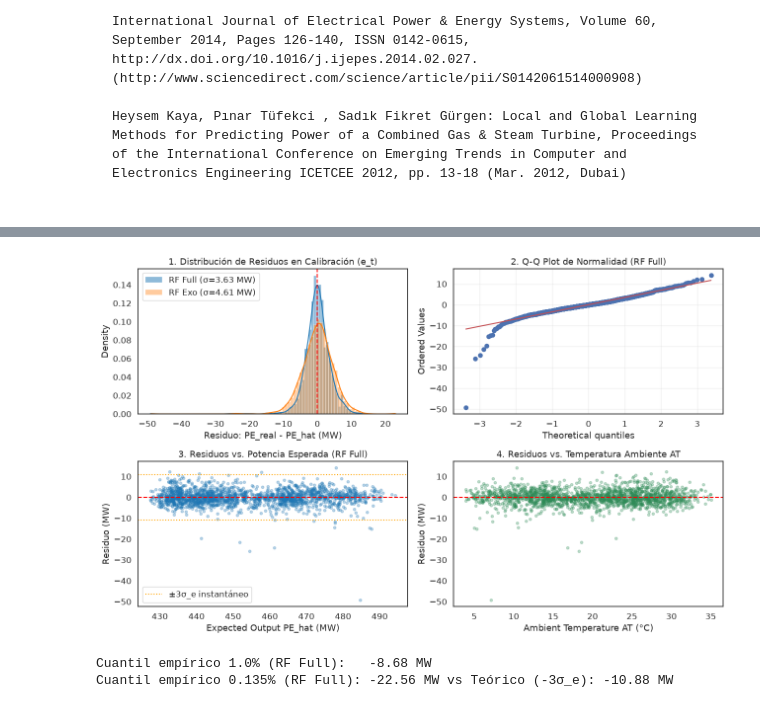
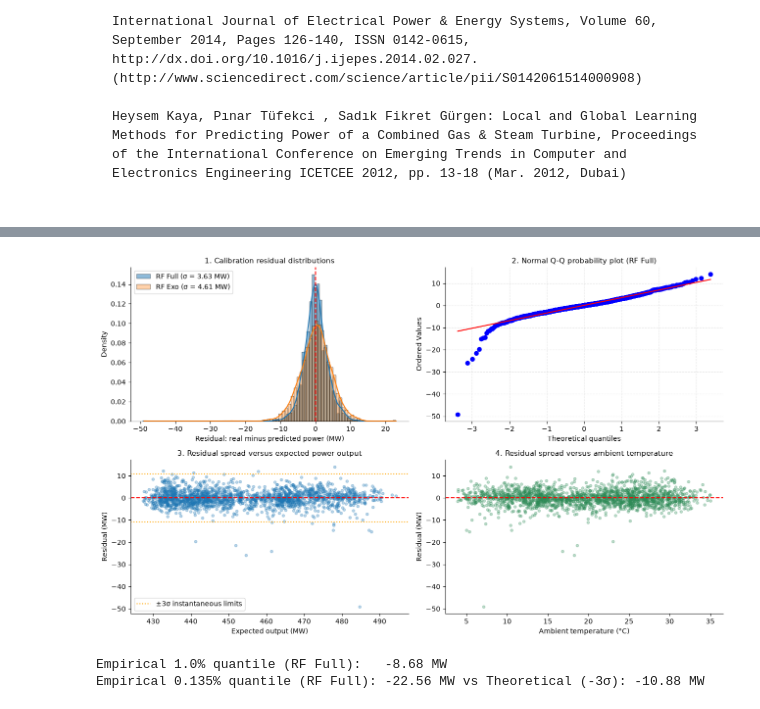
Before and after one commit to otrebor-solrac/industrial-anomaly-monitoring, a Jupyter notebook: Power_Plant.ipynb, the cells around one changed output, grey strips where cells are left out. Saved outputs shown, nothing was run; the diff lists cells and outputs as text; code cells hidden in the pictures.

Commit message:
feat(ccpp): finalize power plant digital twin and dynamic anomaly monitoring pipeline

```diff
--- a/Power_Plant.ipynb
+++ b/Power_Plant.ipynb
@@ -526,73 +557,71 @@ El valor predictivo extra de $V$ no es lineal, sino condicional y de estado. La
 # %%
-
-
-
-# 1. Ajuste de modelos finales sobre X_train (60%)
-# ---------------------------------------------------------
+# Fit final models on training partition (60%)
 rf_full = RandomForestRegressor(n_jobs=-1, random_state=42)
 rf_full.fit(X_train[features_full], y_train)
 
 rf_exo = RandomForestRegressor(n_jobs=-1, random_state=42)
 rf_exo.fit(X_train[features_exo], y_train)
 
-# ---------------------------------------------------------
-# 2. Generación de predicciones y residuos sobre X_calib (20%)
-# ---------------------------------------------------------
+# Ingest predictions and compute residuals on calibration holdout (20%)
 y_pred_rf_full = rf_full.predict(X_calib[features_full])
 y_pred_rf_exo  = rf_exo.predict(X_calib[features_exo])
 
 resid_full = y_calib - y_pred_rf_full
 resid_exo  = y_calib - y_pred_rf_exo
 
-# ---------------------------------------------------------
-# 3. Diagnóstico visual de residuos (Homocedasticidad y Colas)
-# ---------------------------------------------------------
+# Four-panel residual diagnostic matrix
 fig, axes = plt.subplots(2, 2, figsize=(13, 8))
 
-# 1. Distribución de Residuos (Full vs Exo)
-sns.histplot(resid_full, kde=True, ax=axes[0, 0], color='#1f77b4',
-             label=f'RF Full (σ={np.std(resid_full):.2f} MW)', stat='density')
-sns.histplot(resid_exo, kde=True, ax=axes[0, 0], color='#ff7f0e',
-             label=f'RF Exo (σ={np.std(resid_exo):.2f} MW)', alpha=0.4, stat='density')
+# Fig 1: Residual density comparison (Full vs Exo)
+sns.histplot(
+    resid_full, kde=True, ax=axes[0, 0], color='#1f77b4',
+    label=f'RF Full (σ = {np.std(resid_full):.2f} MW)', stat='density'
+)
+sns.histplot(
+    resid_exo, kde=True, ax=axes[0, 0], color='#ff7f0e',
+    label=f'RF Exo (σ = {np.std(resid_exo):.2f} MW)', alpha=0.35, stat='density'
+)
 axes[0, 0].axvline(0, color='red', linestyle='--')
-axes[0, 0].set_title("1. Distribución de Residuos en Calibración (e_t)")
-axes[0, 0].set_xlabel("Residuo: PE_real - PE_hat (MW)")
+axes[0, 0].set_title("1. Calibration residual distributions", fontsize=11)
+axes[0, 0].set_xlabel("Residual: real minus predicted power (MW)")
 axes[0, 0].legend()
+sns.despine(ax=axes[0, 0], top=True, right=True)
 
-# 2. Q-Q Plot para verificar Normalidad y Colas (RF Full)
+# Fig 2: Normal Q-Q probability plot (RF Full)
 stats.probplot(resid_full, dist="norm", plot=axes[0, 1])
-axes[0, 1].set_title("2. Q-Q Plot de Normalidad (RF Full)")
-axes[0, 1].grid(True, alpha=0.3)
+axes[0, 1].set_title("2. Normal Q-Q probability plot (RF Full)", fontsize=11)
+axes[0, 1].grid(True, linestyle="--", alpha=0.3)
+sns.despine(ax=axes[0, 1], top=True, right=True)
 
-# 3. Residuos vs. Predicción (Homocedasticidad)
+# Fig 3: Residuals versus expected output (Homoscedasticity)
 axes[1, 0].scatter(y_pred_rf_full, resid_full, alpha=0.3, s=15, color='#1f77b4')
 axes[1, 0].axhline(0, color='red', linestyle='--')
-axes[1, 0].axhline(-3 * np.std(resid_full), color='orange', linestyle=':', label='±3σ_e instantáneo')
+axes[1, 0].axhline(-3 * np.std(resid_full), color='orange', linestyle=':', label='±3σ instantaneous limits')
 axes[1, 0].axhline(3 * np.std(resid_full), color='orange', linestyle=':')
-axes[1, 0].set_title("3. Residuos vs. Potencia Esperada (RF Full)")
-axes[1, 0].set_xlabel("Expected Output PE_hat (MW)")
-axes[1, 0].set_ylabel("Residuo (MW)")
+axes[1, 0].set_title("3. Residual spread versus expected power output", fontsize=11)
+axes[1, 0].set_xlabel("Expected output (MW)")
+axes[1, 0].set_ylabel("Residual (MW)")
 axes[1, 0].legend()
+sns.despine(ax=axes[1, 0], top=True, right=True)
 
-# 4. Residuos vs. Temperatura Ambiente (Verificar ausencia de sesgo climático)
+# Fig 4: Residuals versus ambient temperature (Climate bias check)
 axes[1, 1].scatter(X_calib['AT'], resid_full, alpha=0.3, s=15, color='seagreen')
 axes[1, 1].axhline(0, color='red', linestyle='--')
-axes[1, 1].set_title("4. Residuos vs. Temperatura Ambiente AT")
-axes[1, 1].set_xlabel("Ambient Temperature AT (°C)")
-axes[1, 1].set_ylabel("Residuo (MW)")
+axes[1, 1].set_title("4. Residual spread versus ambient temperature", fontsize=11)
+axes[1, 1].set_xlabel("Ambient temperature (°C)")
+axes[1, 1].set_ylabel("Residual (MW)")
+sns.despine(ax=axes[1, 1], top=True, right=True)
 
 plt.tight_layout()
 plt.show()
 
-# ---------------------------------------------------------
-# 4. Cuantiles empíricos vs teóricos normales
-# ---------------------------------------------------------
+# Empirical quantiles versus theoretical Gaussian limits
 p_01 = np.percentile(resid_full, 1)
-p_0013 = np.percentile(resid_full, 0.135)  # Equivalente a -3 sigma en normal estándar
-print(f"Cuantil empírico 1.0% (RF Full):   {p_01:.2f} MW")
-print(f"Cuantil empírico 0.135% (RF Full): {p_0013:.2f} MW vs Teórico (-3σ_e): {-3*np.std(resid_full):.2f} MW")
+p_0013 = np.percentile(resid_full, 0.135)
+print(f"Empirical 1.0% quantile (RF Full):   {p_01:.2f} MW")
+print(f"Empirical 0.135% quantile (RF Full): {p_0013:.2f} MW vs Theoretical (-3σ): {-3*np.std(resid_full):.2f} MW")
 # %% [output]
-[figure, old version]
+[figure, new version]
-Cuantil empírico 1.0% (RF Full):   -8.68 MW
-Cuantil empírico 0.135% (RF Full): -22.56 MW vs Teórico (-3σ_e): -10.88 MW
+Empirical 1.0% quantile (RF Full):   -8.68 MW
+Empirical 0.135% quantile (RF Full): -22.56 MW vs Theoretical (-3σ): -10.88 MW
 # %% [markdown]
```
Also changed, not shown: parts of 86 cells of this notebook.
